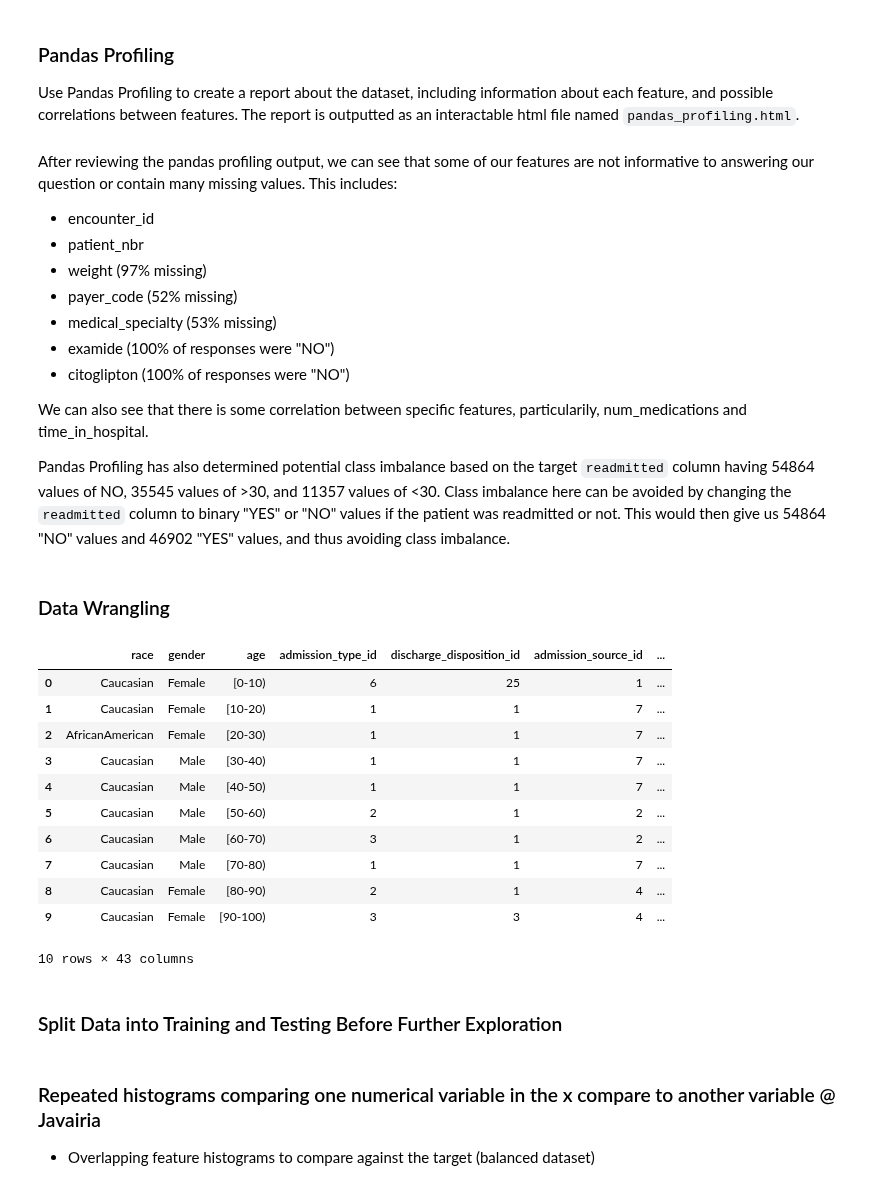
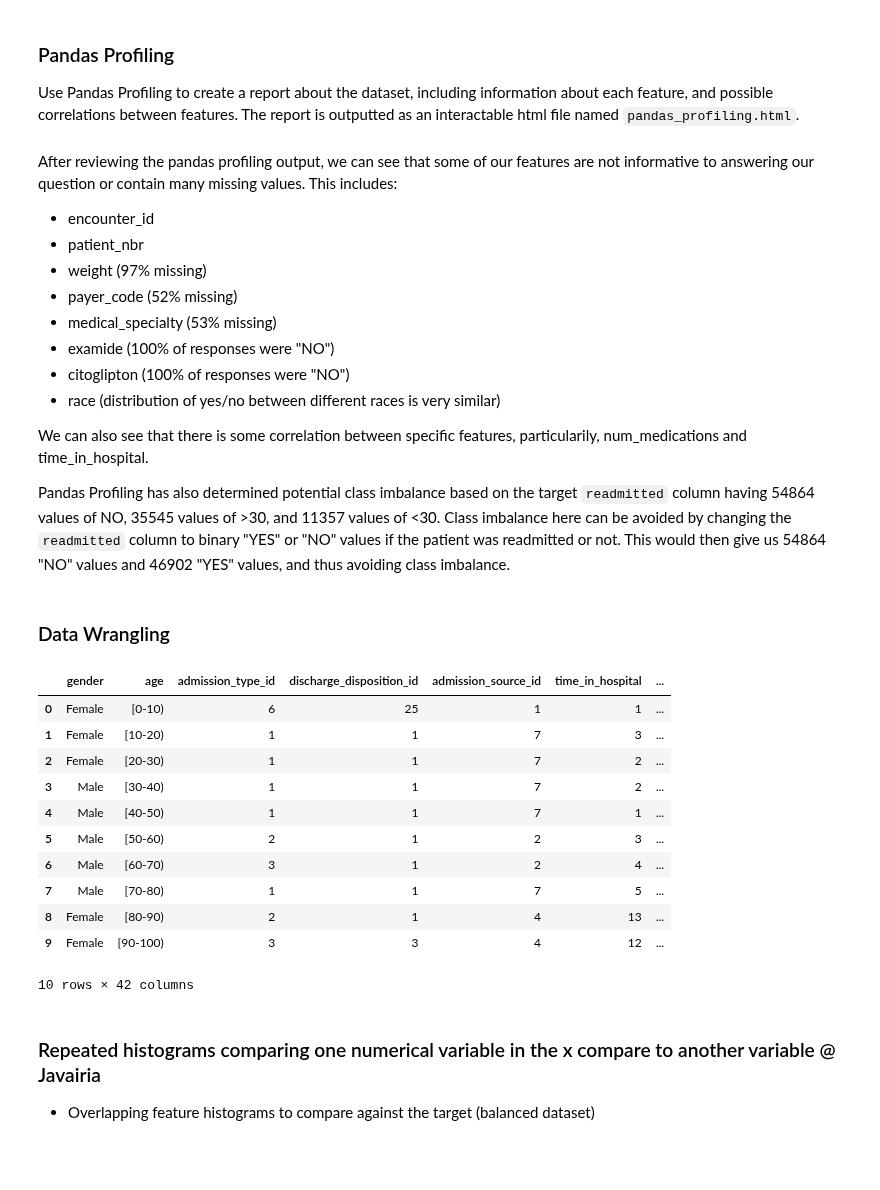
Before and after one commit to sukh2929/group29, a Jupyter notebook: reports/EDA/EDA_initial.ipynb, the cells around one changed output. Saved outputs shown, nothing was run; the diff lists cells and outputs as text; code cells hidden in the pictures; blank space fills up the shorter version.

Commit message:
removed race

```diff
--- a/reports/EDA/EDA_initial.ipynb
+++ b/reports/EDA/EDA_initial.ipynb
@@ -117,6 +120,7 @@ After reviewing the pandas profiling output, we can see that some of our feature
 * medical_specialty (53% missing)
 * examide (100% of responses were "NO")
 * citoglipton (100% of responses were "NO")
+* race (distribution of yes/no between different races is very similar)
 
 We can also see that there is some correlation between specific features, particularily, num_medications and time_in_hospital.
 
@@ -126,30 +130,28 @@ Pandas Profiling has also determined potential class imbalance based on the targ
 # %%
 # Change `readmitted` target column to binary "YES" or "NO" values if admitted or not.
 pattern = r'[<>]30'
 diabetes_csv["readmitted"] = diabetes_csv["readmitted"].str.replace(pattern,"YES",regex = True)
 
 # Convert any ? to na
 diabetes_csv = diabetes_csv.replace("?", np.NaN)
 
 # Drop any rows with na
 diabetes_clean = diabetes_csv.dropna()
 
 # Drop columns not useful to answering our question
-diabetes_clean = diabetes_csv.drop(columns = ["encounter_id", "patient_nbr", "weight", "payer_code", "medical_specialty", "examide", "citoglipton"])
+diabetes_clean = diabetes_csv.drop(columns = ["encounter_id", "patient_nbr", "race", "weight", "payer_code", "medical_specialty", "examide", "citoglipton"])
 
 diabetes_clean.head(10)
 # %% [output]
-|  | race | gender | age | admission_type_id | discharge_disposition_id | admission_source_id | ... |
-| 0 | Caucasian | Female | [0-10) | 6 | 25 | 1 | ... |
-| 1 | Caucasian | Female | [10-20) | 1 | 1 | 7 | ... |
-| 2 | AfricanAmerican | Female | [20-30) | 1 | 1 | 7 | ... |
-| 3 | Caucasian | Male | [30-40) | 1 | 1 | 7 | ... |
-| 4 | Caucasian | Male | [40-50) | 1 | 1 | 7 | ... |
-| 5 | Caucasian | Male | [50-60) | 2 | 1 | 2 | ... |
-| 6 | Caucasian | Male | [60-70) | 3 | 1 | 2 | ... |
-| 7 | Caucasian | Male | [70-80) | 1 | 1 | 7 | ... |
-| 8 | Caucasian | Female | [80-90) | 2 | 1 | 4 | ... |
-| 9 | Caucasian | Female | [90-100) | 3 | 3 | 4 | ... |
+|  | gender | age | admission_type_id | discharge_disposition_id | admission_source_id | time_in_hospital | ... |
+| 0 | Female | [0-10) | 6 | 25 | 1 | 1 | ... |
+| 1 | Female | [10-20) | 1 | 1 | 7 | 3 | ... |
+| 2 | Female | [20-30) | 1 | 1 | 7 | 2 | ... |
+| 3 | Male | [30-40) | 1 | 1 | 7 | 2 | ... |
+| 4 | Male | [40-50) | 1 | 1 | 7 | 1 | ... |
+| 5 | Male | [50-60) | 2 | 1 | 2 | 3 | ... |
+| 6 | Male | [60-70) | 3 | 1 | 2 | 4 | ... |
+| 7 | Male | [70-80) | 1 | 1 | 7 | 5 | ... |
+| 8 | Female | [80-90) | 2 | 1 | 4 | 13 | ... |
+| 9 | Female | [90-100) | 3 | 3 | 4 | 12 | ... |
-10 rows × 43 columns
+10 rows × 42 columns
-# %% [markdown]
-### Split Data into Training and Testing Before Further Exploration
```
Also changed, not shown: parts of 5 cells of this notebook.
